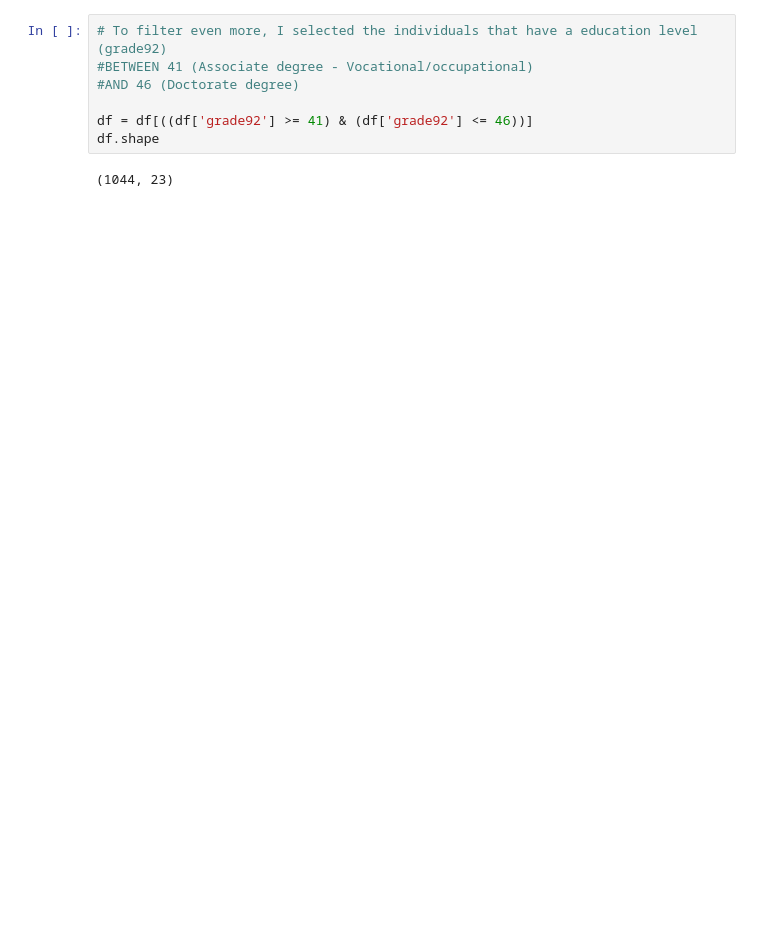
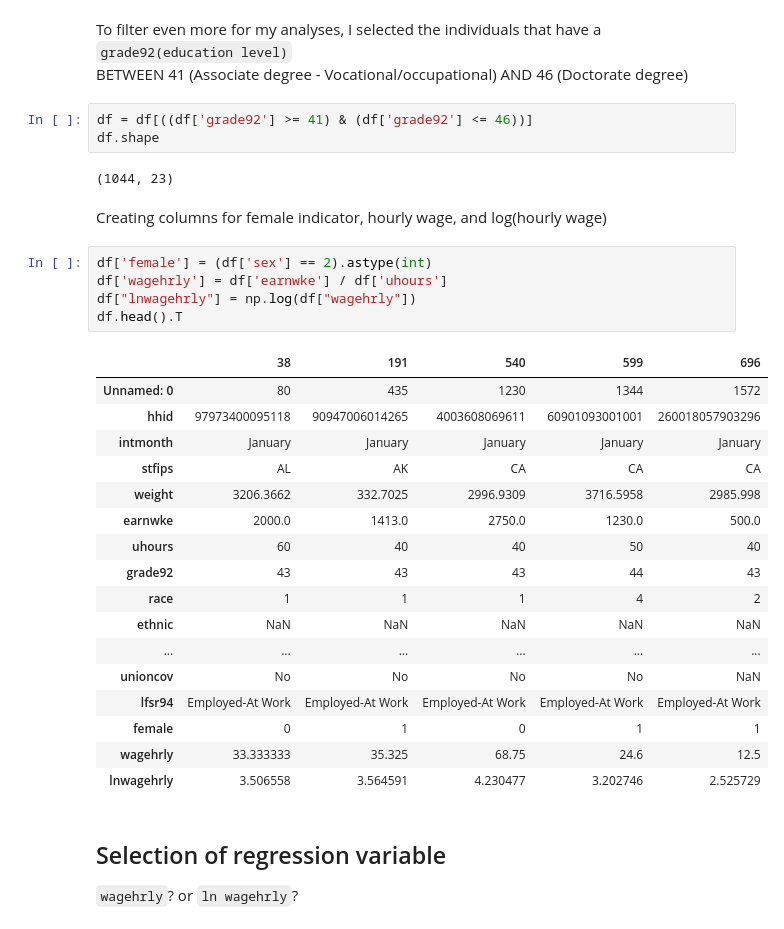
Before and after one commit to arbash-malik/DA2, a Jupyter notebook: Assignment 1/Assignment Code.ipynb, the cells around one changed output. Saved outputs shown, nothing was run; the diff lists cells and outputs as text; blank space fills up the shorter version.

```diff
--- a/Assignment 1/Assignment Code.ipynb
+++ b/Assignment 1/Assignment Code.ipynb
@@ -60,13 +87,40 @@ df = main_df.loc[(main_df['occ2012'] == 10) # Filtering for Chief Executives
 df.shape
 # %% [output]
 (1266, 23)
+# %% [markdown]
+To filter even more for my analyses, I selected the individuals that have a `grade92(education level)` <br>
+BETWEEN 41 (Associate degree - Vocational/occupational) AND 46 (Doctorate degree)
 # %%
-# To filter even more, I selected the individuals that have a education level (grade92)
-#BETWEEN 41 (Associate degree - Vocational/occupational)
-#AND 46 (Doctorate degree)
-
 df = df[((df['grade92'] >= 41) & (df['grade92'] <= 46))]
 df.shape
 # %% [output]
 (1044, 23)
+# %% [markdown]
+Creating columns for female indicator, hourly wage, and log(hourly wage)
+# %%
+df['female'] = (df['sex'] == 2).astype(int)
+df['wagehrly'] = df['earnwke'] / df['uhours']
+df["lnwagehrly"] = np.log(df["wagehrly"])
+df.head().T
+# %% [output]
+|  | 38 | 191 | 540 | 599 | 696 |
+| Unnamed: 0 | 80 | 435 | 1230 | 1344 | 1572 |
+| hhid | 97973400095118 | 90947006014265 | 4003608069611 | 60901093001001 | 260018057903296 |
+| intmonth | January | January | January | January | January |
+| stfips | AL | AK | CA | CA | CA |
+| weight | 3206.3662 | 332.7025 | 2996.9309 | 3716.5958 | 2985.998 |
+| earnwke | 2000.0 | 1413.0 | 2750.0 | 1230.0 | 500.0 |
+| uhours | 60 | 40 | 40 | 50 | 40 |
+| grade92 | 43 | 43 | 43 | 44 | 43 |
+| race | 1 | 1 | 1 | 4 | 2 |
+| ethnic | NaN | NaN | NaN | NaN | NaN |
+| ... | ... | ... | ... | ... | ... |
+| unioncov | No | No | No | No | NaN |
+| lfsr94 | Employed-At Work | Employed-At Work | Employed-At Work | Employed-At Work | Employed-At Work |
+| female | 0 | 1 | 0 | 1 | 1 |
+| wagehrly | 33.333333 | 35.325 | 68.75 | 24.6 | 12.5 |
+| lnwagehrly | 3.506558 | 3.564591 | 4.230477 | 3.202746 | 2.525729 |
+# %% [markdown]
+## Selection of regression variable
+`wagehrly`? or `ln wagehrly`?
 # %%
```
Also changed, not shown: parts of 19 cells of this notebook.
